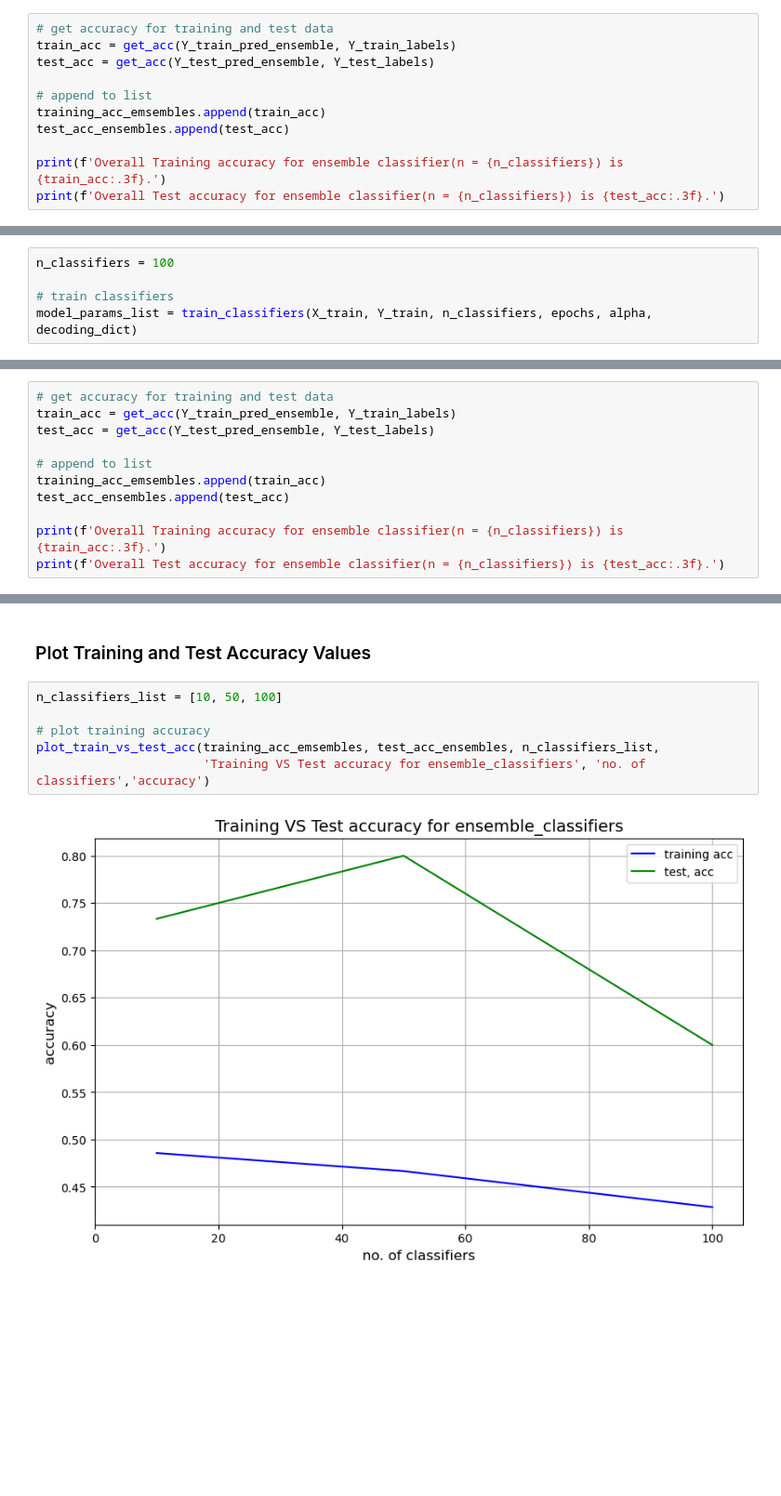
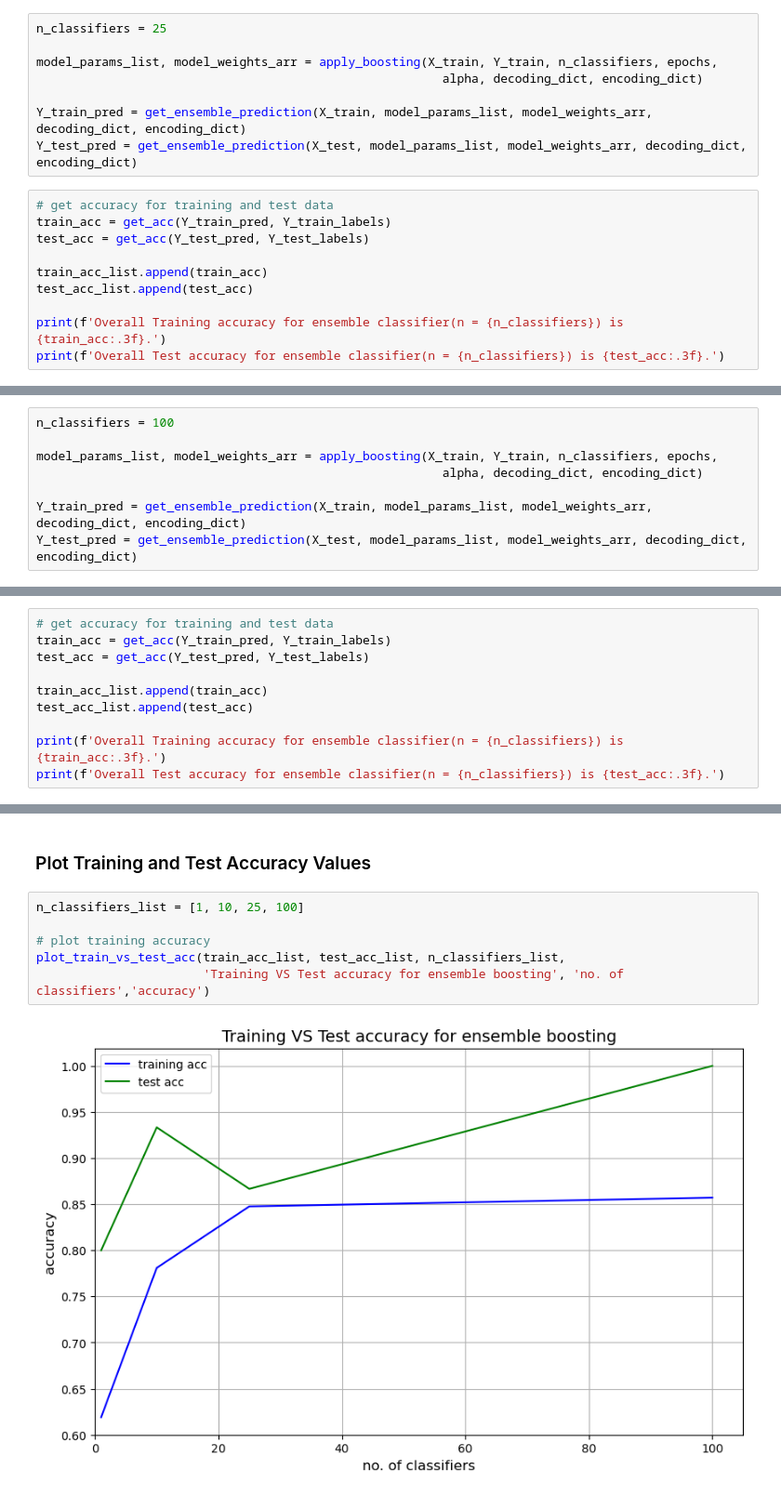
Before and after one commit to Shiska07/Spring_23_Projects, a Jupyter notebook: Machine_Learning/P2/P2_Ensemble_Clasifiers-Boosting.ipynb, the cells around one changed output, grey strips where cells are left out. Shown at 93% size. Cells and saved outputs as stored; diff of their text form; blank space fills up the shorter version.

Commit message:
run final tests for boosting

```diff
--- a/Machine_Learning/P2/P2_Ensemble_Clasifiers-Boosting.ipynb
+++ b/Machine_Learning/P2/P2_Ensemble_Clasifiers-Boosting.ipynb
@@ -555,11 +598,18 @@ Y_test_pred_ensemble = get_ensemble_prediction(X_test, Y_test, model_params_list
+# %%
+n_classifiers = 25
+
+model_params_list, model_weights_arr = apply_boosting(X_train, Y_train, n_classifiers, epochs,
+                                                        alpha, decoding_dict, encoding_dict)
+
+Y_train_pred = get_ensemble_prediction(X_train, model_params_list, model_weights_arr, decoding_dict, encoding_dict)
+Y_test_pred = get_ensemble_prediction(X_test, model_params_list, model_weights_arr, decoding_dict, encoding_dict)
 # %%
 # get accuracy for training and test data
-train_acc = get_acc(Y_train_pred_ensemble, Y_train_labels)
-test_acc = get_acc(Y_test_pred_ensemble, Y_test_labels)
+train_acc = get_acc(Y_train_pred, Y_train_labels)
+test_acc = get_acc(Y_test_pred, Y_test_labels)
 
-# append to list
-training_acc_emsembles.append(train_acc)
-test_acc_ensembles.append(test_acc)
+train_acc_list.append(train_acc)
+test_acc_list.append(test_acc)
 
 print(f'Overall Training accuracy for ensemble classifier(n = {n_classifiers}) is {train_acc:.3f}.')
 print(f'Overall Test accuracy for ensemble classifier(n = {n_classifiers}) is {test_acc:.3f}.')
@@ -592,5 +651,8 @@ Ceramic: 0.000
 # %%
 n_classifiers = 100
 
-# train classifiers
-model_params_list = train_classifiers(X_train, Y_train, n_classifiers, epochs, alpha, decoding_dict)
+model_params_list, model_weights_arr = apply_boosting(X_train, Y_train, n_classifiers, epochs,
+                                                        alpha, decoding_dict, encoding_dict)
+
+Y_train_pred = get_ensemble_prediction(X_train, model_params_list, model_weights_arr, decoding_dict, encoding_dict)
+Y_test_pred = get_ensemble_prediction(X_test, model_params_list, model_weights_arr, decoding_dict, encoding_dict)
@@ -601,11 +659,10 @@ Y_test_pred_ensemble = get_ensemble_prediction(X_test, Y_test, model_params_list
 # %%
 # get accuracy for training and test data
-train_acc = get_acc(Y_train_pred_ensemble, Y_train_labels)
-test_acc = get_acc(Y_test_pred_ensemble, Y_test_labels)
+train_acc = get_acc(Y_train_pred, Y_train_labels)
+test_acc = get_acc(Y_test_pred, Y_test_labels)
 
-# append to list
-training_acc_emsembles.append(train_acc)
-test_acc_ensembles.append(test_acc)
+train_acc_list.append(train_acc)
+test_acc_list.append(test_acc)
 
 print(f'Overall Training accuracy for ensemble classifier(n = {n_classifiers}) is {train_acc:.3f}.')
 print(f'Overall Test accuracy for ensemble classifier(n = {n_classifiers}) is {test_acc:.3f}.')
@@ -636,10 +705,10 @@ Ceramic: 0.000
 # %% [markdown]
 ### Plot Training and Test Accuracy Values
 # %%
-n_classifiers_list = [10, 50, 100]
+n_classifiers_list = [1, 10, 25, 100]
 
 # plot training accuracy
-plot_train_vs_test_acc(training_acc_emsembles, test_acc_ensembles, n_classifiers_list,
-                       'Training VS Test accuracy for ensemble_classifiers', 'no. of classifiers','accuracy')
+plot_train_vs_test_acc(train_acc_list, test_acc_list, n_classifiers_list,
+                       'Training VS Test accuracy for ensemble boosting', 'no. of classifiers','accuracy')
 # %% [output]
-[figure, old version]
+[figure, new version]
```
Also changed, not shown: parts of 35 cells of this notebook, 3 other files.
